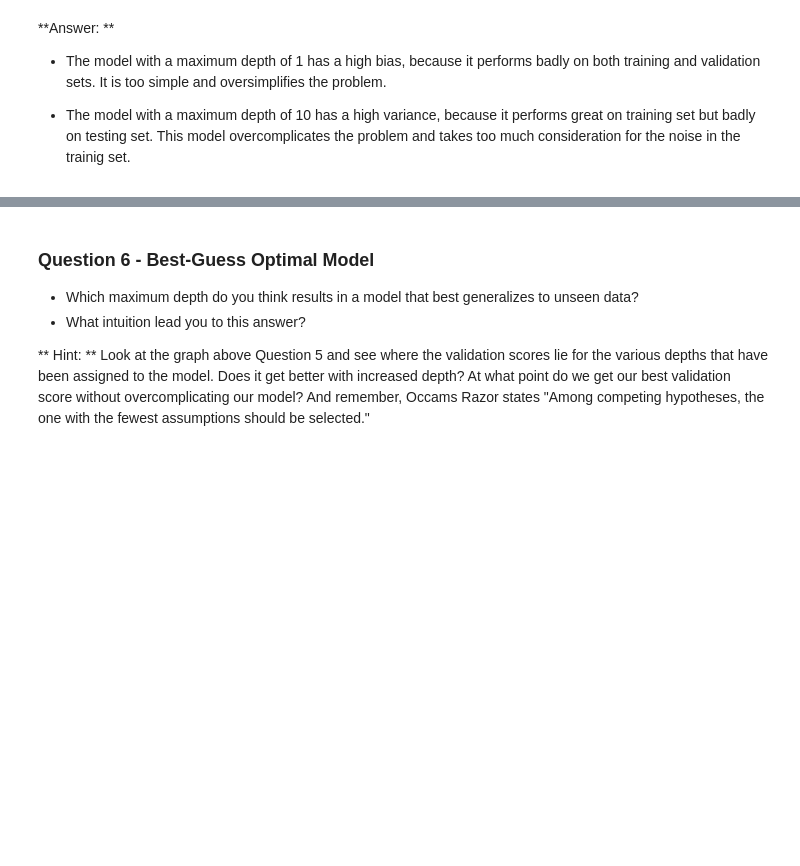
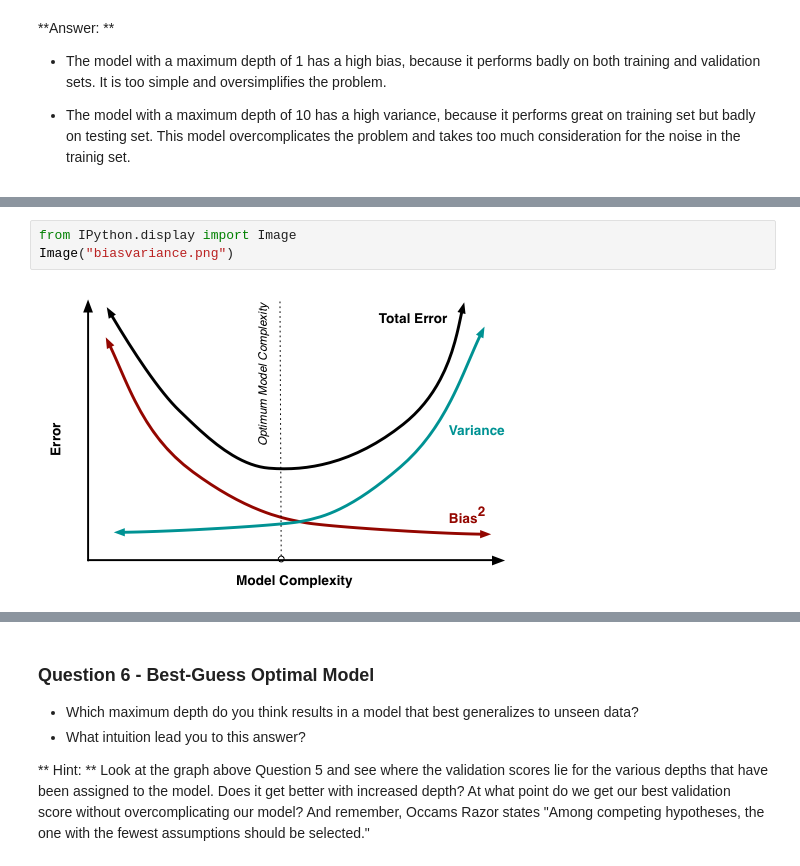
Before and after one commit to Emma-Zelda/Udacity, a Jupyter notebook: p1_boston_housing/boston_housing.ipynb, the cells around one changed output, grey strips where cells are left out. Saved outputs shown, nothing was run; the diff lists cells and outputs as text; blank space fills up the shorter version.

```diff
--- a/p1_boston_housing/boston_housing.ipynb
+++ b/p1_boston_housing/boston_housing.ipynb
@@ -246,0 +260,5 @@ vs.ModelComplexity(X_train, y_train)
+# %%
+from IPython.display import Image
+Image("biasvariance.png")
+# %% [output]
+[figure, added]
```
Also changed, not shown: parts of 20 cells of this notebook, 3 other files.
